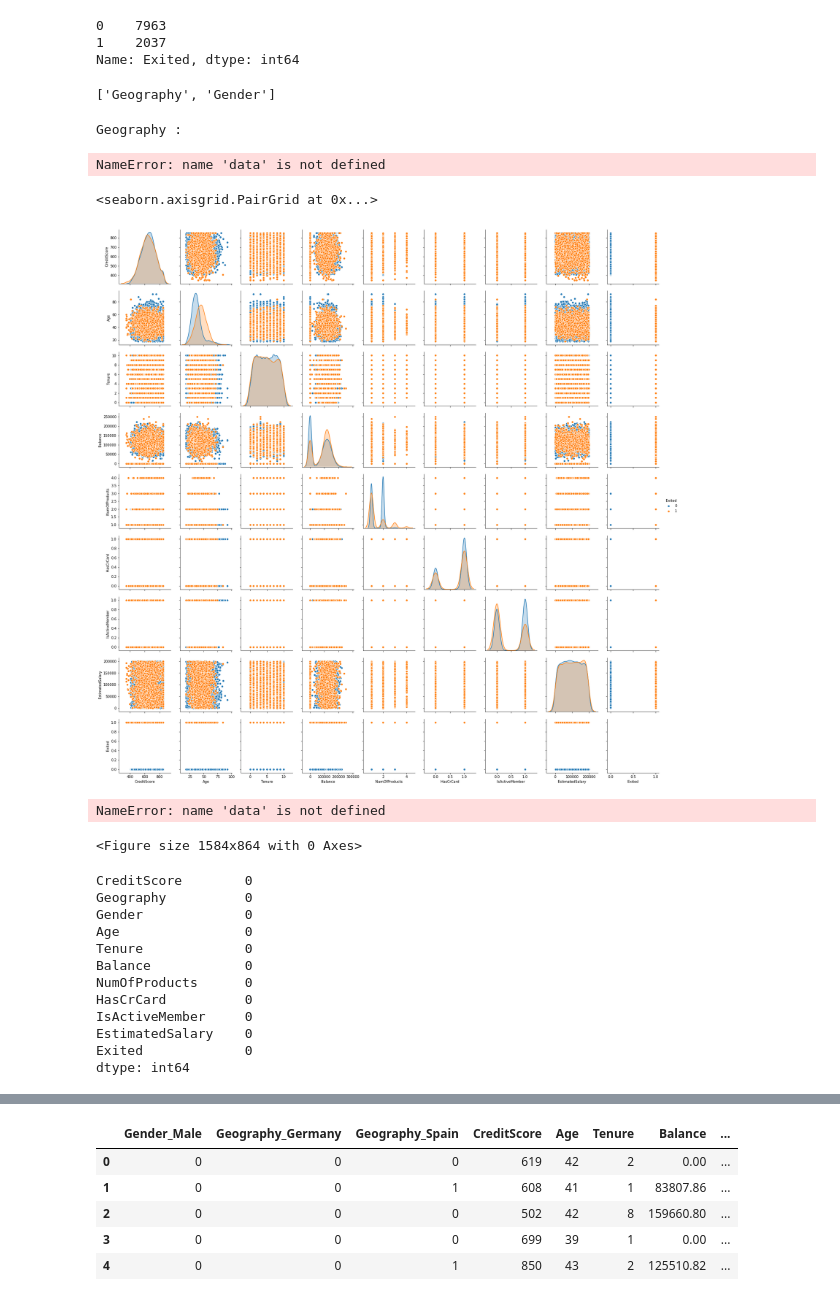
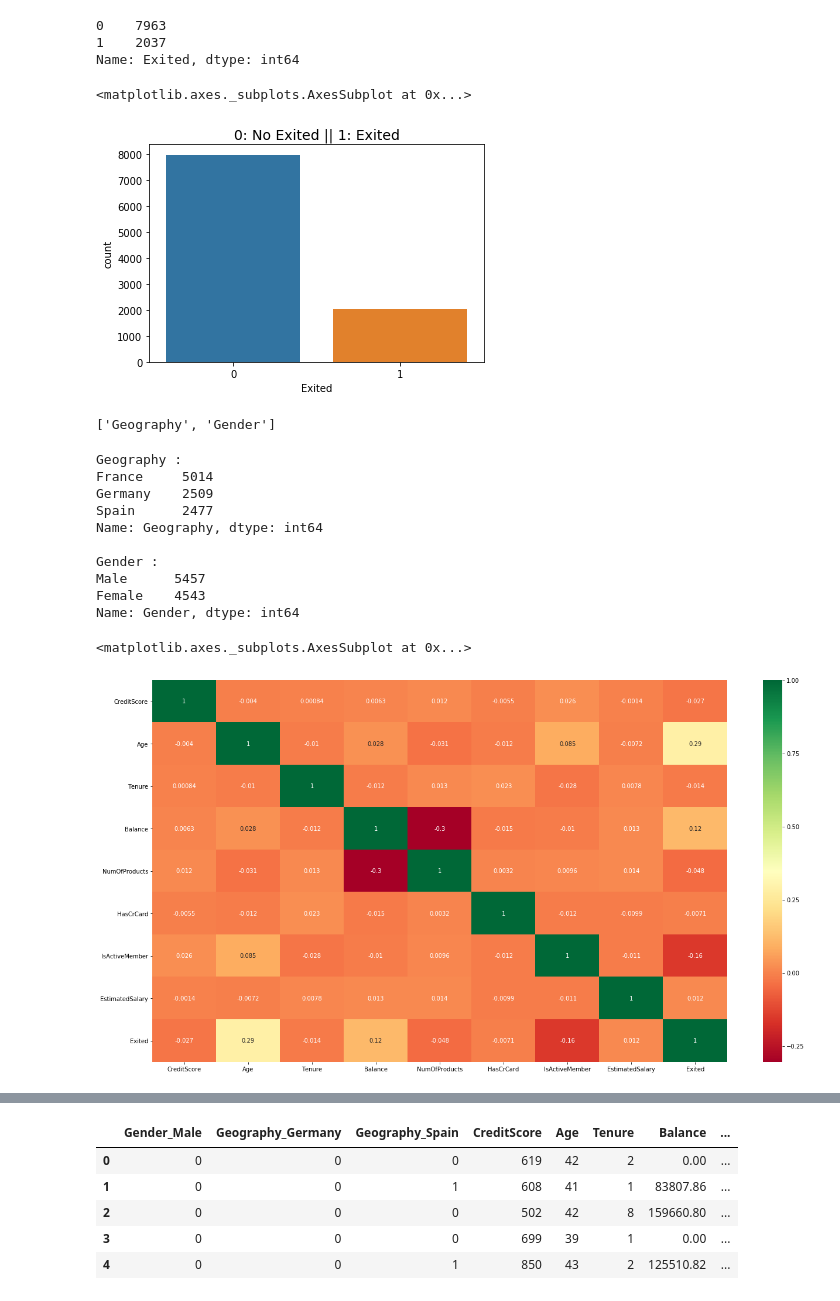
Before and after one commit to ben-mir/churn-customers-of-a-bank, a Jupyter notebook: churn-prediction-of-bank-customers.ipynb, the cells around one changed output, grey strips where cells are left out. Saved outputs shown, nothing was run; the diff lists cells and outputs as text; code cells hidden in the pictures.

```diff
--- a/churn-prediction-of-bank-customers.ipynb
+++ b/churn-prediction-of-bank-customers.ipynb
@@ -29,4 +57,10 @@ dataset.Exited.value_counts()
 0    7963
 1    2037
 Name: Exited, dtype: int64
+# %%
+plt.title('0: No Exited || 1: Exited', fontsize=14)
+sns.countplot('Exited', data =dataset)
+# %% [output]
+<matplotlib.axes._subplots.AxesSubplot at 0x...>
+[figure, added]
 # %%
@@ -37,34 +71,22 @@ cat_var
 # %%
 for col in ['Geography', 'Gender']:
     print(col,':')
-    print( data[col].value_counts())
+    print( dataset[col].value_counts())
     print()
 # %% [output]
 Geography :
+France     5014
+Germany    2509
+Spain      2477
+Name: Geography, dtype: int64
+
+Gender :
+Male      5457
+Female    4543
+Name: Gender, dtype: int64
-NameError: name 'data' is not defined
-# %%
-sns.pairplot(dataset, hue='Exited')
-# %% [output]
-<seaborn.axisgrid.PairGrid at 0x...>
-[figure, removed]
 # %%
 plt.figure(figsize =(22,12))
-sns.heatmap(data.corr(), annot= True, cmap ='RdYlGn')
+sns.heatmap(dataset.corr(), annot= True, cmap ='RdYlGn')
 # %% [output]
-NameError: name 'data' is not defined
+<matplotlib.axes._subplots.AxesSubplot at 0x...>
-<Figure size 1584x864 with 0 Axes>
+[figure, added]
-# %%
-dataset.isnull().sum()
-# %% [output]
-CreditScore        0
-Geography          0
-Gender             0
-Age                0
-Tenure             0
-Balance            0
-NumOfProducts      0
-HasCrCard          0
-IsActiveMember     0
-EstimatedSalary    0
-Exited             0
-dtype: int64
```
Also changed, not shown: parts of 23 cells of this notebook.
